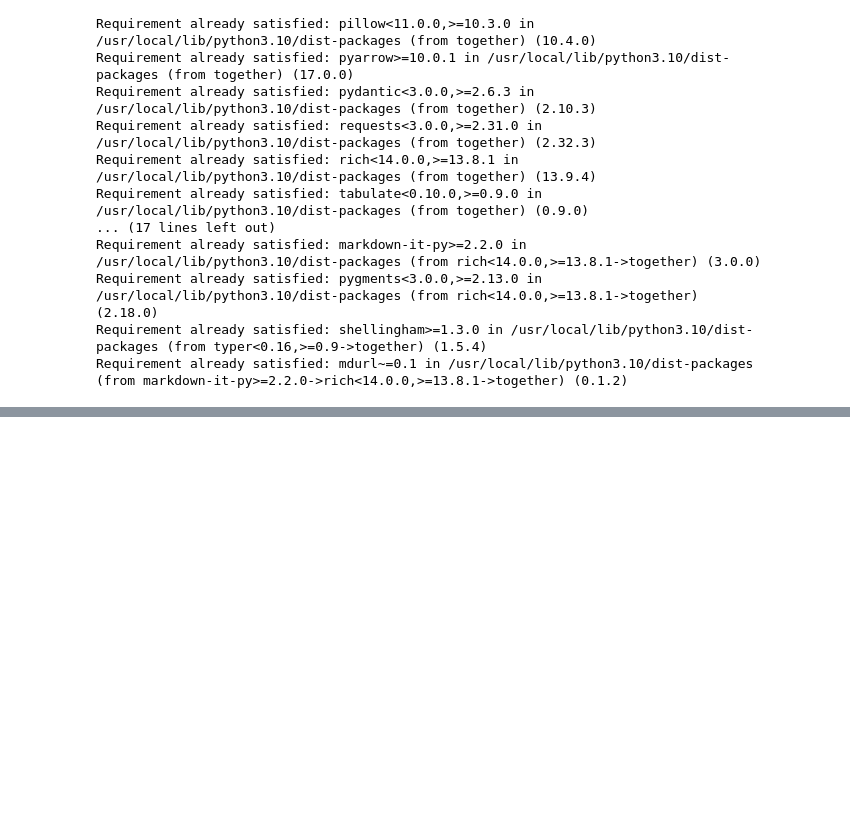
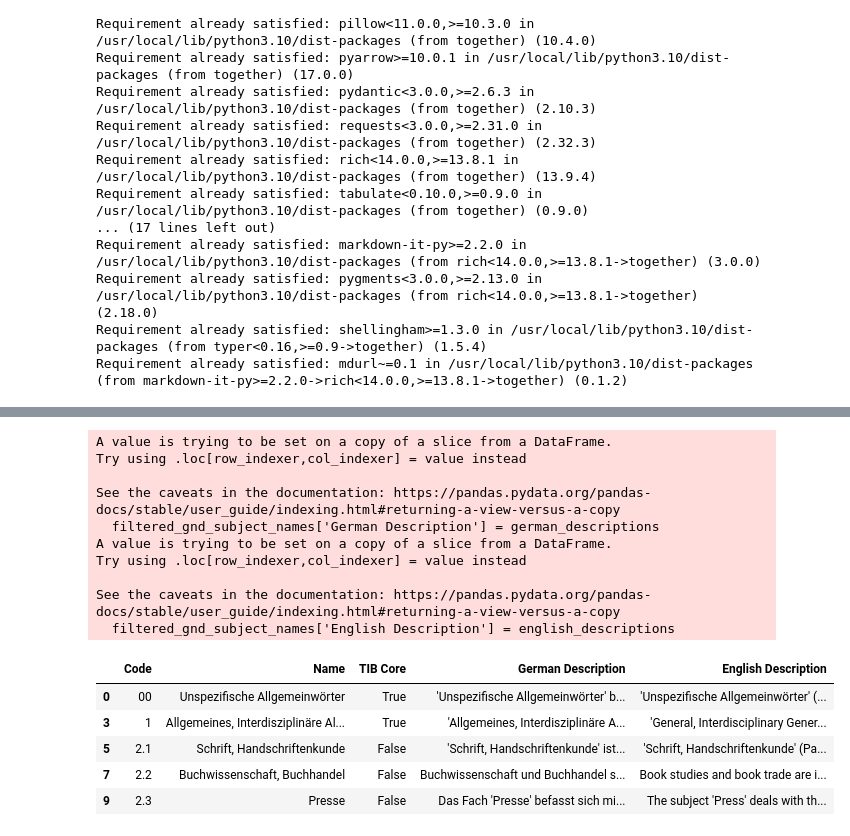
Before and after one commit to BehradSamimi/LLM-based-Automated-Subject-Tagging-for-a-National-Technical-Library, a Jupyter notebook: gnd_subjects_description.ipynb, the cells around one changed output, grey strips where cells are left out. Saved outputs shown, nothing was run; the diff lists cells and outputs as text; code cells hidden in the pictures; blank space fills up the shorter version.

```diff
--- a/gnd_subjects_description.ipynb
+++ b/gnd_subjects_description.ipynb
@@ -209,0 +240,32 @@ KeyboardInterrupt:
+# %%
+german_descriptions = []
+english_descriptions = []
+for description in descriptions:
+  try:
+    parts = description.split("**")
+    german_descriptions.append(parts[2].strip())
+    english_descriptions.append(parts[4].strip())
+  except:
+    parts = description.split("###")
+    german_descriptions.append(parts[1].split(":")[1].strip())
+    english_descriptions.append(parts[2].split(":")[1].strip())
+filtered_gnd_subject_names['German Description'] = german_descriptions
+filtered_gnd_subject_names['English Description'] = english_descriptions
+filtered_gnd_subject_names.head()
+# %% [output]
+A value is trying to be set on a copy of a slice from a DataFrame.
+Try using .loc[row_indexer,col_indexer] = value instead
+
+See the caveats in the documentation: https://pandas.pydata.org/pandas-docs/stable/user_guide/indexing.html#returning-a-view-versus-a-copy
+  filtered_gnd_subject_names['German Description'] = german_descriptions
+A value is trying to be set on a copy of a slice from a DataFrame.
+Try using .loc[row_indexer,col_indexer] = value instead
+
+See the caveats in the documentation: https://pandas.pydata.org/pandas-docs/stable/user_guide/indexing.html#returning-a-view-versus-a-copy
+  filtered_gnd_subject_names['English Description'] = english_descriptions
+|  | Code | Name | TIB Core | German Description | English Description |
+| 0 | 00 | Unspezifische Allgemeinwörter | True | 'Unspezifische Allgemeinwörter' b... | 'Unspezifische Allgemeinwörter' (... |
+| 3 | 1 | Allgemeines, Interdisziplinäre Al... | True | 'Allgemeines, Interdisziplinäre A... | 'General, Interdisciplinary Gener... |
+| 5 | 2.1 | Schrift, Handschriftenkunde | False | 'Schrift, Handschriftenkunde' ist... | 'Schrift, Handschriftenkunde' (Pa... |
+| 7 | 2.2 | Buchwissenschaft, Buchhandel | False | Buchwissenschaft und Buchhandel s... | Book studies and book trade are i... |
+| 9 | 2.3 | Presse | False | Das Fach 'Presse' befasst sich mi... | The subject 'Press' deals with th... |
```
Also changed, not shown: parts of 2 cells of this notebook.
